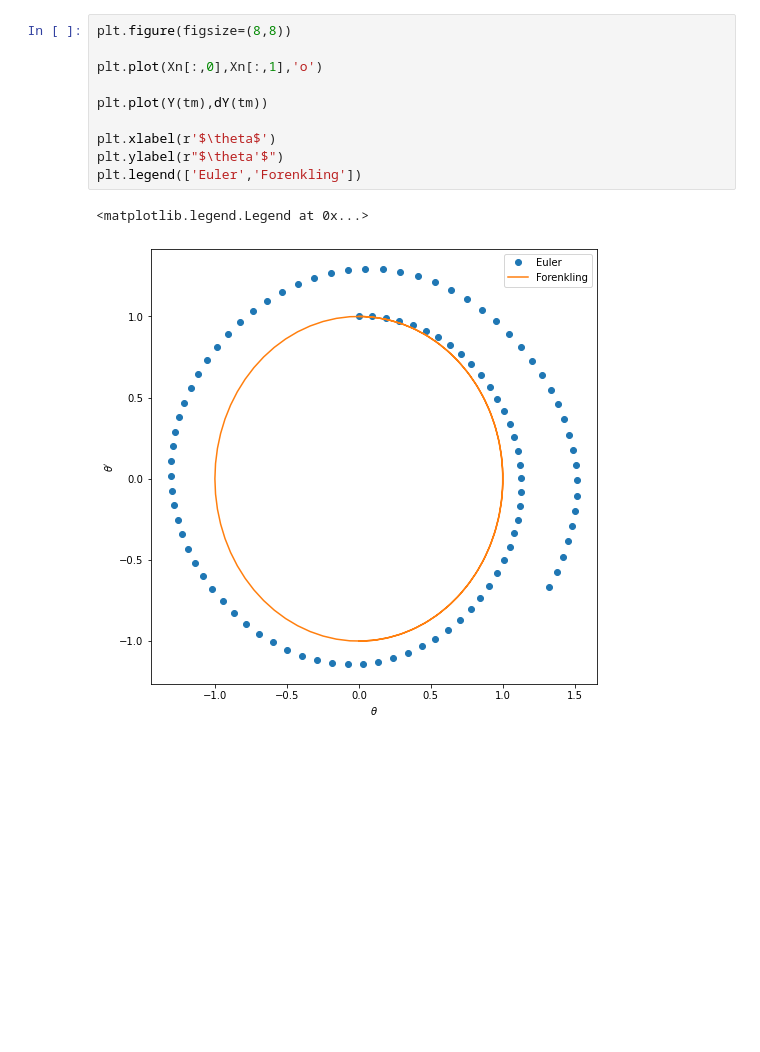
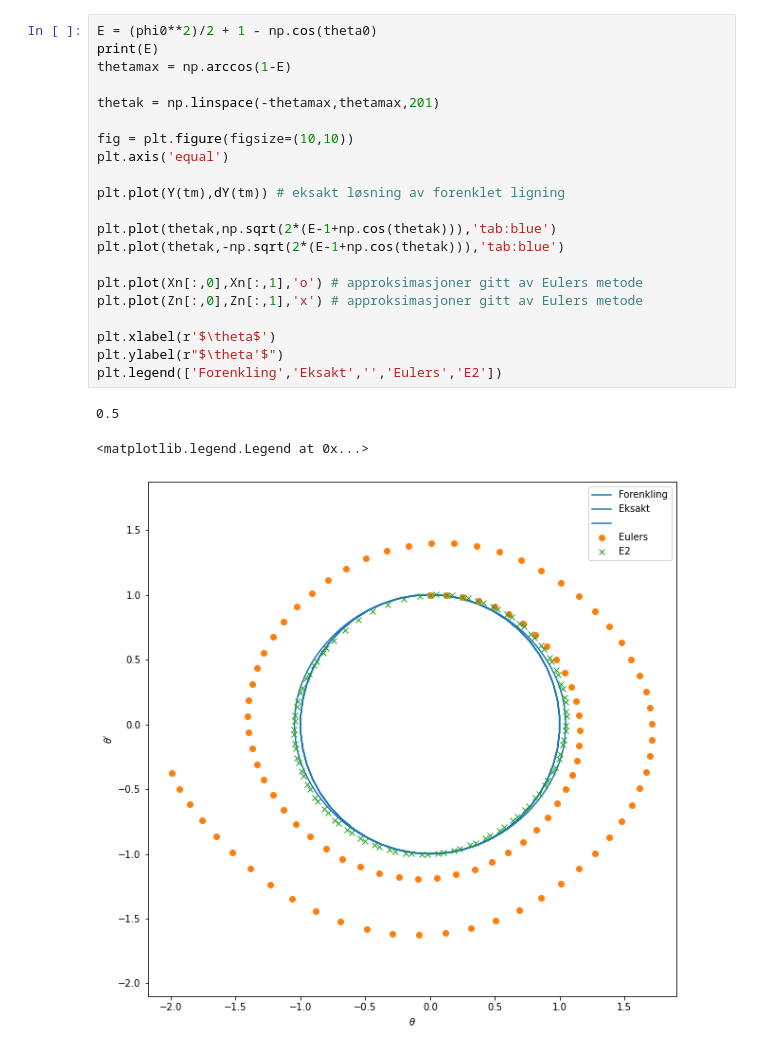
Before and after one commit to imfdrift/INGX1002H24, a Jupyter notebook: 3_difflign_pendel.ipynb, the cells around one changed output. Drawn from its saved outputs; the diff is of its cells as text; blank space fills up the shorter version.

```diff
--- a/3_difflign_pendel.ipynb
+++ b/3_difflign_pendel.ipynb
@@ -75,14 +154,26 @@ Dette kan man også se ved å plotte $\theta$ og $\theta'$ mot hverandre: da ska
 # %%
-plt.figure(figsize=(8,8))
+E = (phi0**2)/2 + 1 - np.cos(theta0)
+print(E)
+thetamax = np.arccos(1-E)
 
-plt.plot(Xn[:,0],Xn[:,1],'o')
+thetak = np.linspace(-thetamax,thetamax,201)
 
-plt.plot(Y(tm),dY(tm))
+fig = plt.figure(figsize=(10,10))
+plt.axis('equal')
+
+plt.plot(Y(tm),dY(tm)) # eksakt løsning av forenklet ligning
+
+plt.plot(thetak,np.sqrt(2*(E-1+np.cos(thetak))),'tab:blue')
+plt.plot(thetak,-np.sqrt(2*(E-1+np.cos(thetak))),'tab:blue')
+
+plt.plot(Xn[:,0],Xn[:,1],'o') # approksimasjoner gitt av Eulers metode
+plt.plot(Zn[:,0],Zn[:,1],'x') # approksimasjoner gitt av Eulers metode
 
 plt.xlabel(r'$\theta$')
 plt.ylabel(r"$\theta'$")
-plt.legend(['Euler','Forenkling'])
+plt.legend(['Forenkling','Eksakt','','Eulers','E2'])
 # %% [output]
-<matplotlib.legend.Legend at 0x...>
+0.5
+<matplotlib.legend.Legend at 0x...>
-[figure, old version]
+[figure, new version]
 # %% [markdown]
```
Also changed, not shown: parts of 8 cells of this notebook, 4 other files.
